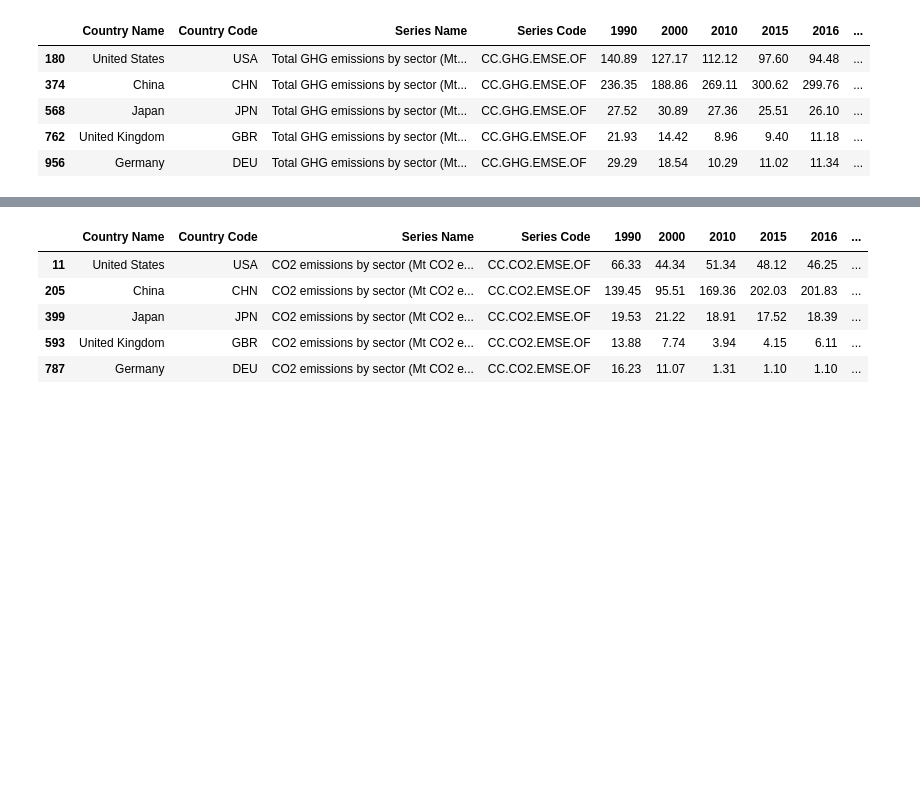
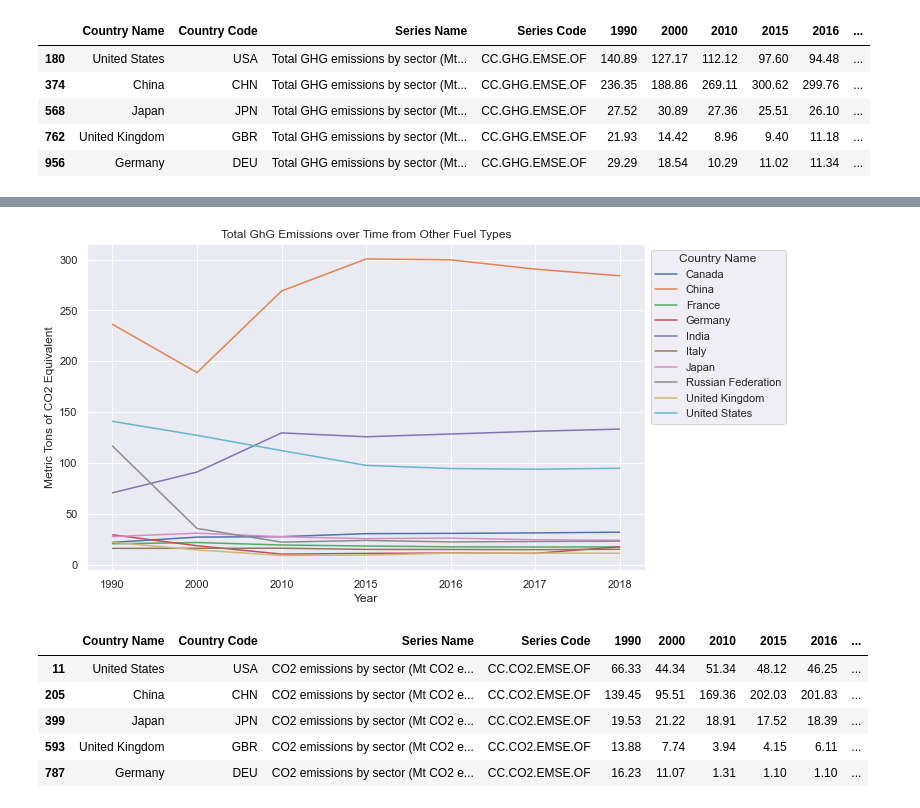
Before and after one commit to tingo121/climate-solo, a Jupyter notebook: EDA_WorldBank_climate.ipynb, the cells around one changed output, grey strips where cells are left out. Saved outputs shown, nothing was run; the diff lists cells and outputs as text; code cells hidden in the pictures; blank space fills up the shorter version.

Commit message:
added several plots

```diff
--- a/EDA_WorldBank_climate.ipynb
+++ b/EDA_WorldBank_climate.ipynb
@@ -807,3 +807,7 @@ total_ghg_other.head(5)
 | 568 | Japan | JPN | Total GHG emissions by sector (Mt... | CC.GHG.EMSE.OF | 27.52 | 30.89 | 27.36 | 25.51 | 26.10 | ... |
 | 762 | United Kingdom | GBR | Total GHG emissions by sector (Mt... | CC.GHG.EMSE.OF | 21.93 | 14.42 | 8.96 | 9.40 | 11.18 | ... |
 | 956 | Germany | DEU | Total GHG emissions by sector (Mt... | CC.GHG.EMSE.OF | 29.29 | 18.54 | 10.29 | 11.02 | 11.34 | ... |
+# %%
+#dropping unwanted columns to more easily visualize the data
+total_ghg_other = total_ghg_other.drop(['Series Name', 'Series Code', 'Country Code', '2019', '2020', '2021', '2030', '2050'], axis = 1)
+total_ghg_other.head(3)
@@ -809,0 +819,9 @@ total_ghg_other.head(5)
+# %%
+#change to long form before plotting
+total_ghg_other = pd.melt(total_ghg_other,
+                           id_vars = 'Country Name',
+                           value_vars = ['1990', '2000', '2010', '2015', '2016', '2017', '2018'],
+                           var_name='Year',
+                           value_name='Value'
+                          ).sort_values(['Country Name', 'Year']).reset_index(drop=True)
+total_ghg_other
@@ -810,3 +842,17 @@ total_ghg_other.head(5)
+# %%
+sns.lineplot(
+    data = total_ghg_other,
+    x = 'Year',
+    y = 'Value',
+    hue = 'Country Name',
+    legend = 'auto',
+).set(title = 'Total GhG Emissions over Time from Other Fuel Types',
+      xlabel = 'Year',
+      ylabel = 'Metric Tons of CO2 Equivalent')
+
+sns.move_legend(plt.gca(), loc="upper left", bbox_to_anchor=(1, 1))
+# %% [output]
+[figure, added]
 # %%
 CO2_other = data[data['Series Name'] == 'CO2 emissions by sector (Mt CO2 eq) - Other Fuel Combustion']
 CO2_other.head()
```
Also changed, not shown: parts of 14 cells of this notebook.
